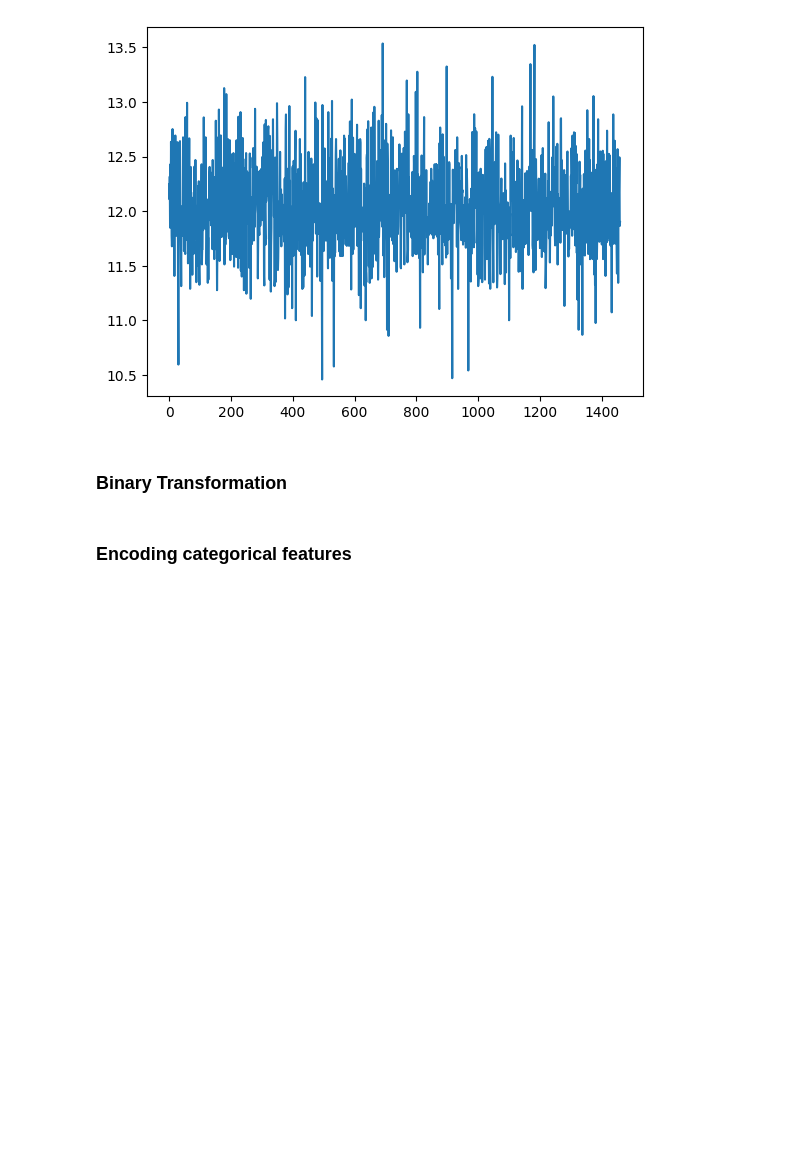
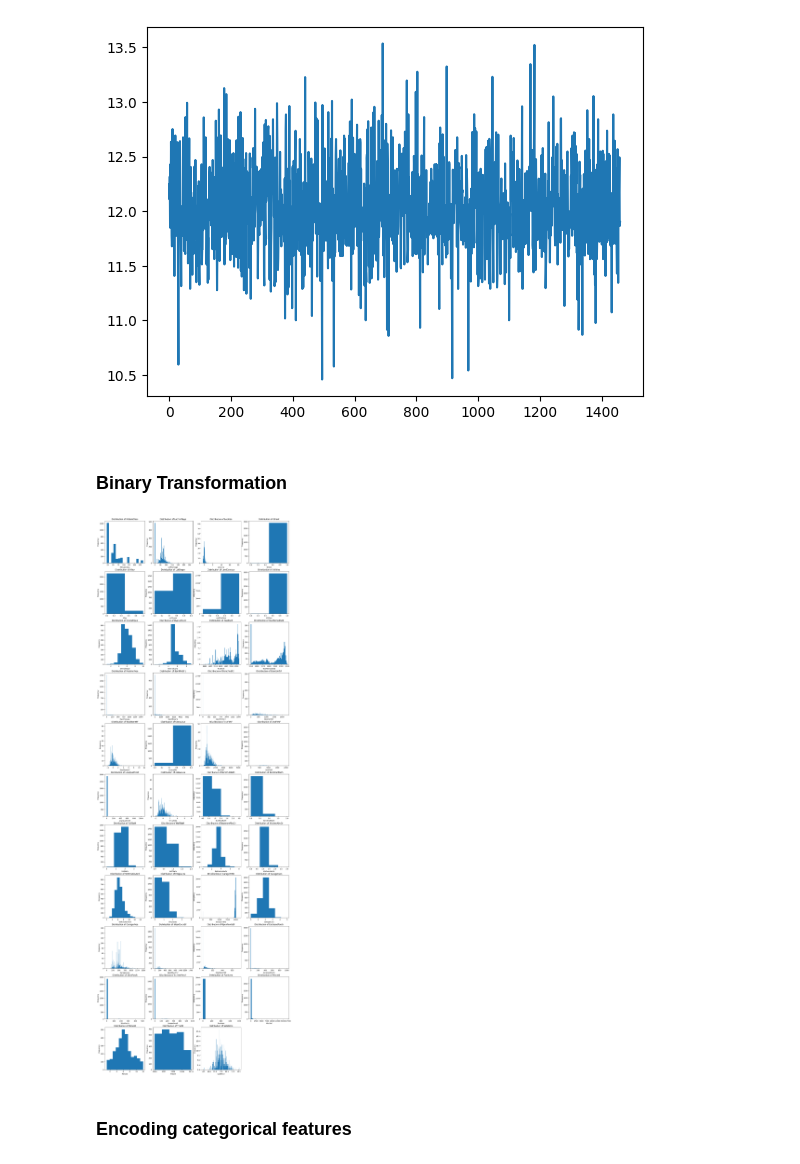
Before and after one commit to petermok-1213/house-price-regression, a Jupyter notebook: ipynb/random_forest_regression.ipynb, the cells around one changed output. Saved outputs shown, nothing was run; the diff lists cells and outputs as text; code cells hidden in the pictures; blank space fills up the shorter version.

```diff
--- a/ipynb/random_forest_regression.ipynb
+++ b/ipynb/random_forest_regression.ipynb
@@ -537,6 +552,11 @@ cleaned_set['LandContour'] = cleaned_set['LandContour'].replace({'Lvl': 1, 'Bnk'
 #If all type of utilities is available, then 1;
 #Otherwise 0.
 cleaned_set['Utilities'] = cleaned_set['Utilities'].replace({'AllPub': 1, 'NoSewr': 0, 'NoSeWa': 0, 'ELO': 0, str('NA'): 0})
+# %%
+num_features = cleaned_set.select_dtypes(include=['number']).columns.drop(['Id', 'index'])
+plot_dfs(num_features)
+# %% [output]
+[figure, added]
 # %% [markdown]
 ### Encoding categorical features
 # %%
```
Also changed, not shown: parts of 14 cells of this notebook.
